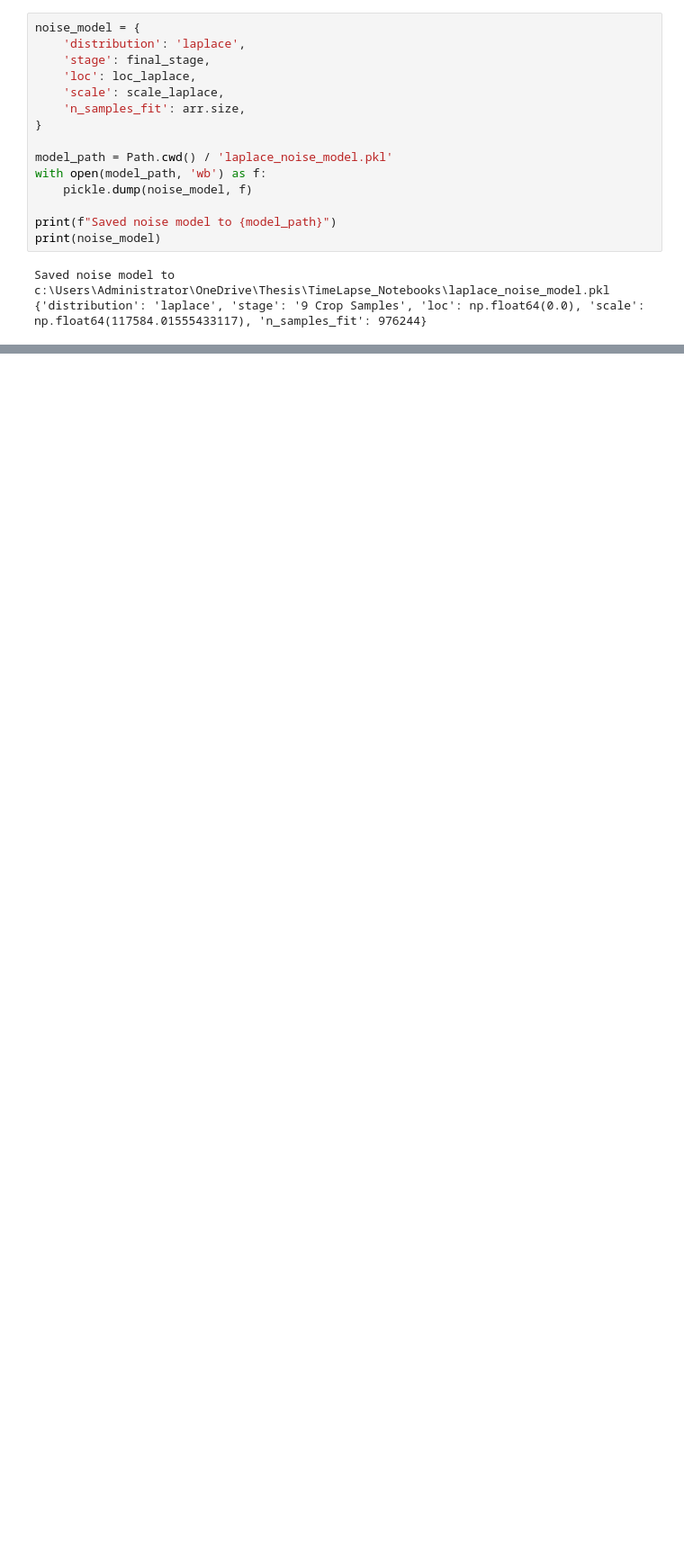
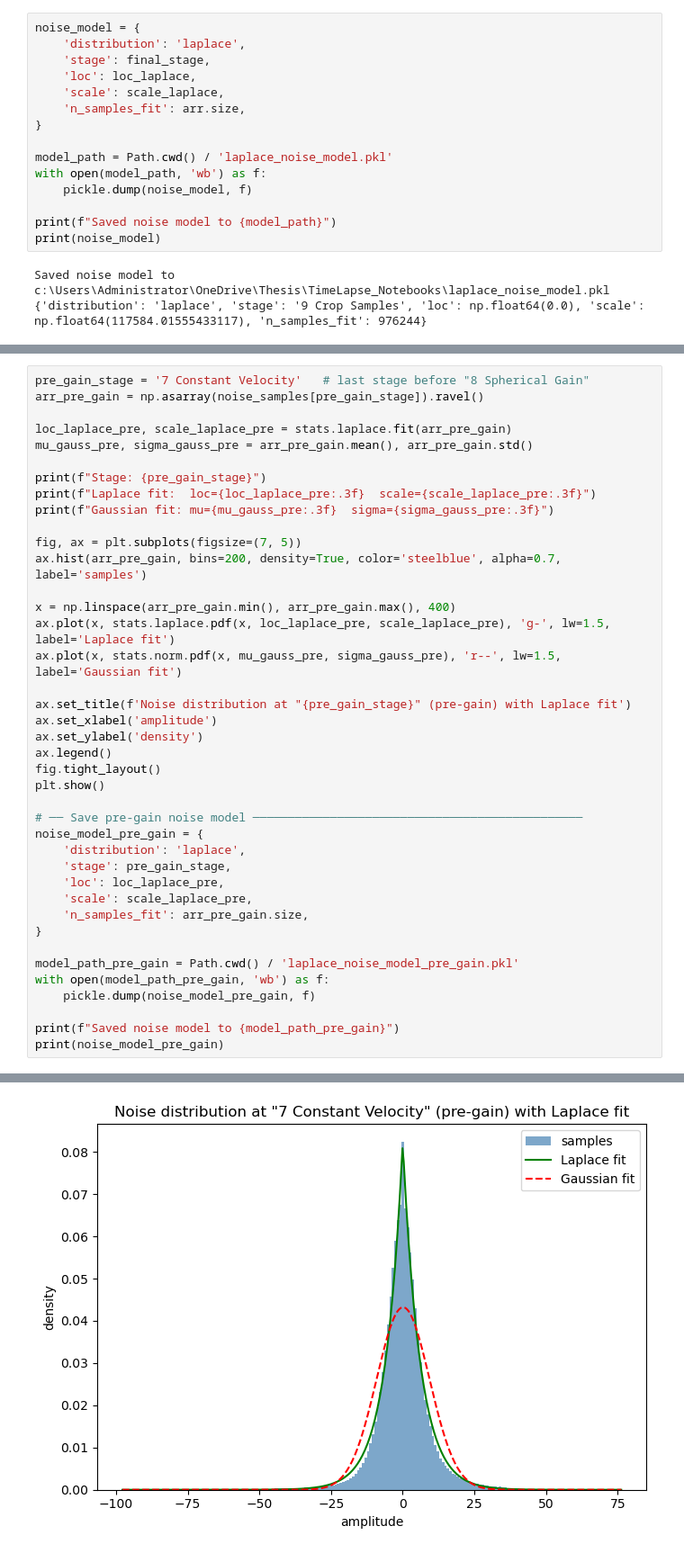
Before and after one commit to ConnervanK/Thesiss, a Jupyter notebook: TimeLapse_Notebooks/Noise_Playground.ipynb, the cells around one changed output, grey strips where cells are left out. Shown at 90% size. Drawn from its saved outputs; the diff is of its cells as text; blank space fills up the shorter version.

```diff
--- a/TimeLapse_Notebooks/Noise_Playground.ipynb
+++ b/TimeLapse_Notebooks/Noise_Playground.ipynb
@@ -114,0 +119,41 @@ Saved noise model to c:\Users\Administrator\OneDrive\Thesis\TimeLapse_Notebooks\
+# %%
+pre_gain_stage = '7 Constant Velocity'   # last stage before "8 Spherical Gain"
+arr_pre_gain = np.asarray(noise_samples[pre_gain_stage]).ravel()
+
+loc_laplace_pre, scale_laplace_pre = stats.laplace.fit(arr_pre_gain)
+mu_gauss_pre, sigma_gauss_pre = arr_pre_gain.mean(), arr_pre_gain.std()
+
+print(f"Stage: {pre_gain_stage}")
+print(f"Laplace fit:  loc={loc_laplace_pre:.3f}  scale={scale_laplace_pre:.3f}")
+print(f"Gaussian fit: mu={mu_gauss_pre:.3f}  sigma={sigma_gauss_pre:.3f}")
+
+fig, ax = plt.subplots(figsize=(7, 5))
+ax.hist(arr_pre_gain, bins=200, density=True, color='steelblue', alpha=0.7, label='samples')
+
+x = np.linspace(arr_pre_gain.min(), arr_pre_gain.max(), 400)
+ax.plot(x, stats.laplace.pdf(x, loc_laplace_pre, scale_laplace_pre), 'g-', lw=1.5, label='Laplace fit')
+ax.plot(x, stats.norm.pdf(x, mu_gauss_pre, sigma_gauss_pre), 'r--', lw=1.5, label='Gaussian fit')
+
+ax.set_title(f'Noise distribution at "{pre_gain_stage}" (pre-gain) with Laplace fit')
+ax.set_xlabel('amplitude')
+ax.set_ylabel('density')
+ax.legend()
+fig.tight_layout()
+plt.show()
+
+# ── Save pre-gain noise model ───────────────────────────────────────────────
+noise_model_pre_gain = {
+    'distribution': 'laplace',
+    'stage': pre_gain_stage,
+    'loc': loc_laplace_pre,
+    'scale': scale_laplace_pre,
+    'n_samples_fit': arr_pre_gain.size,
+}
+
+model_path_pre_gain = Path.cwd() / 'laplace_noise_model_pre_gain.pkl'
+with open(model_path_pre_gain, 'wb') as f:
+    pickle.dump(noise_model_pre_gain, f)
+
+print(f"Saved noise model to {model_path_pre_gain}")
+print(noise_model_pre_gain)
+# %% [output]
@@ -114,0 +163 @@ Saved noise model to c:\Users\Administrator\OneDrive\Thesis\TimeLapse_Notebooks\
+[figure, added]
```
Also changed, not shown: parts of 3 cells of this notebook, 14 other files.
